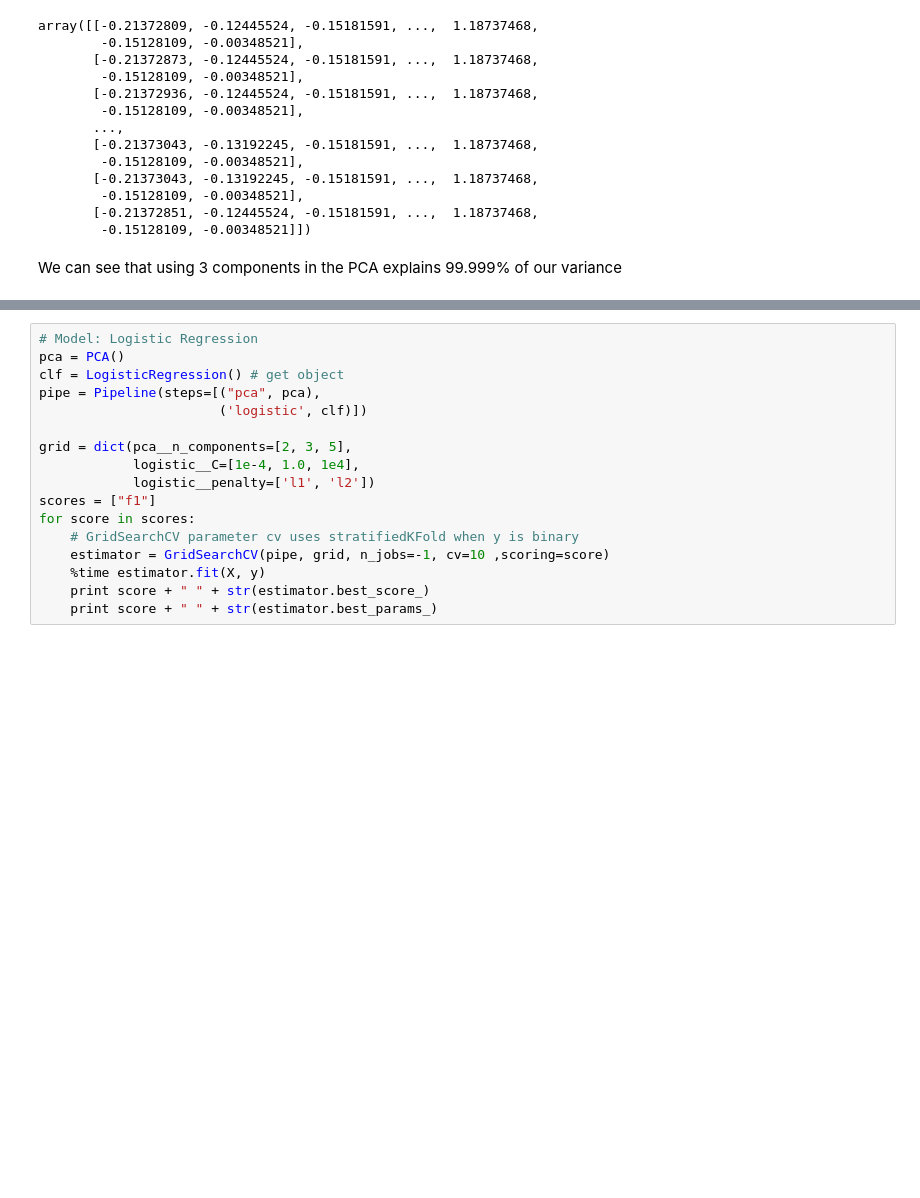
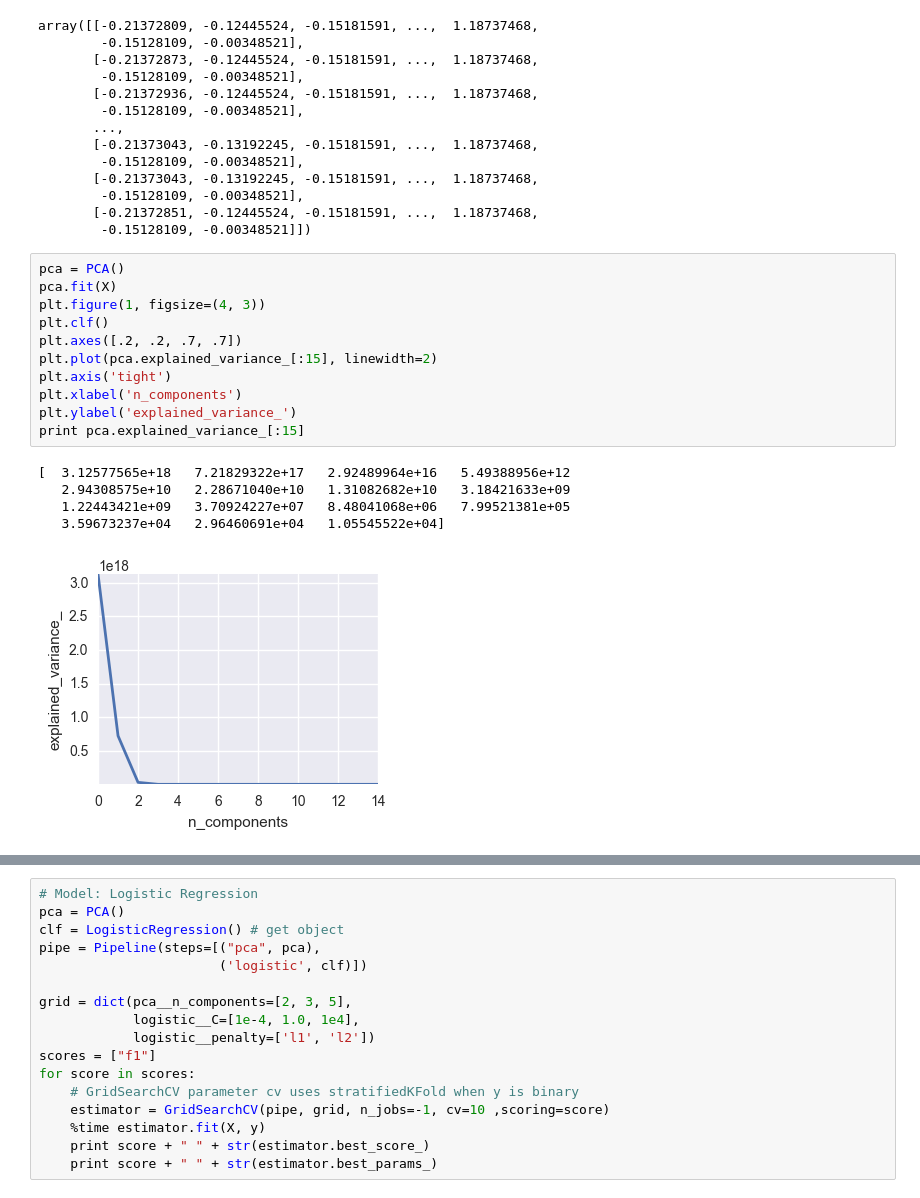
Before and after one commit to Dangerbotz/network_intrusion_detection_system, a Jupyter notebook: BalzerSrinivasThungVanceLab2.ipynb, the cells around one changed output, grey strips where cells are left out. Cells and saved outputs as stored; diff of their text form; blank space fills up the shorter version.

```diff
--- a/BalzerSrinivasThungVanceLab2.ipynb
+++ b/BalzerSrinivasThungVanceLab2.ipynb
@@ -723,5 +722,20 @@ array([[-0.21372809, -0.12445524, -0.15181591, ...,  1.18737468,
         -0.15128109, -0.00348521],
        [-0.21372851, -0.12445524, -0.15181591, ...,  1.18737468,
         -0.15128109, -0.00348521]])
-# %% [markdown]
-We can see that using 3 components in the PCA explains 99.999% of our variance
+# %%
+pca = PCA()
+pca.fit(X)
+plt.figure(1, figsize=(4, 3))
+plt.clf()
+plt.axes([.2, .2, .7, .7])
+plt.plot(pca.explained_variance_[:15], linewidth=2)
+plt.axis('tight')
+plt.xlabel('n_components')
+plt.ylabel('explained_variance_')
+print pca.explained_variance_[:15]
+# %% [output]
+[  3.12577565e+18   7.21829322e+17   2.92489964e+16   5.49388956e+12
+   2.94308575e+10   2.28671040e+10   1.31082682e+10   3.18421633e+09
+   1.22443421e+09   3.70924227e+07   8.48041068e+06   7.99521381e+05
+   3.59673237e+04   2.96460691e+04   1.05545522e+04]
+[figure, added]
```
Also changed, not shown: parts of 10 cells of this notebook.
